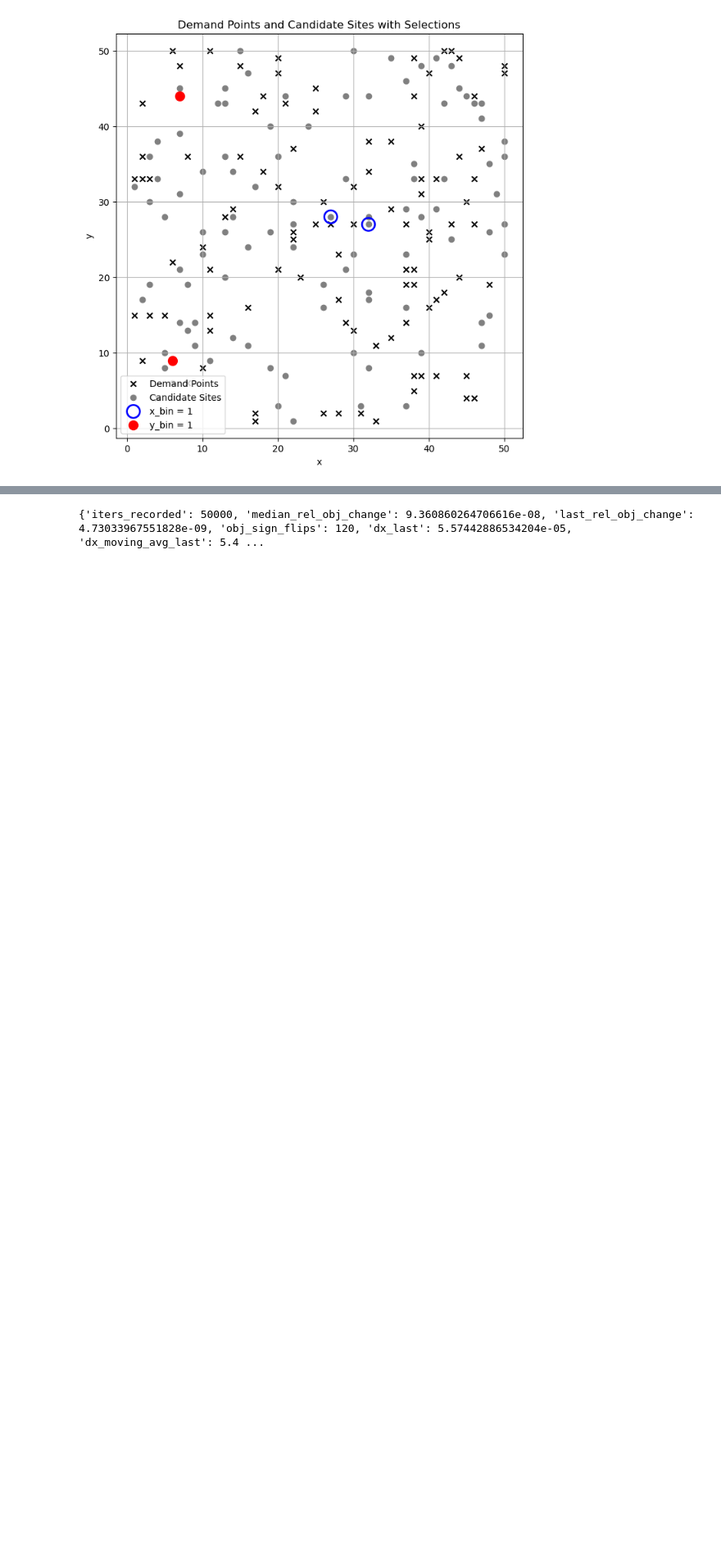
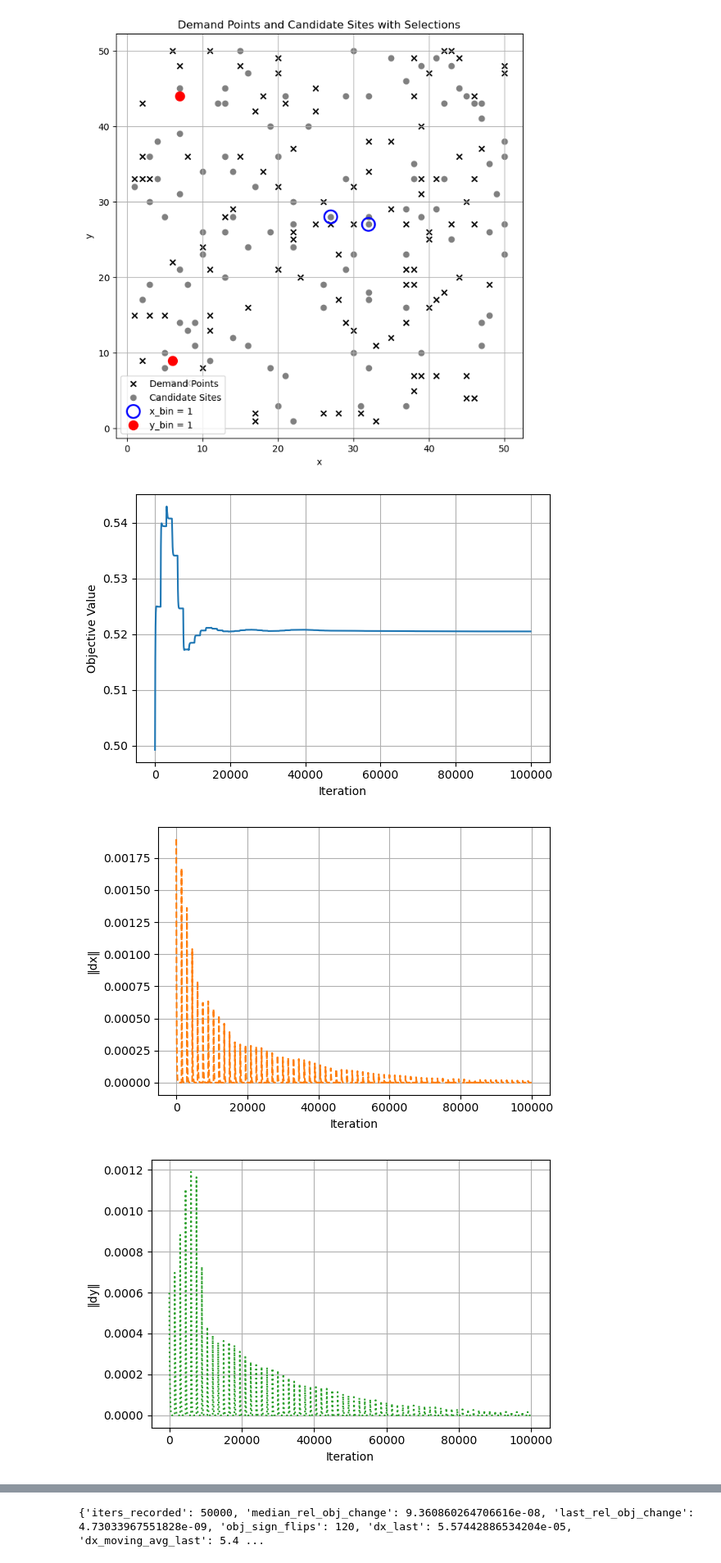
Before and after one commit to datty00725/allocate-probrem, a Jupyter notebook: mutaion_gda/execute.ipynb, the cells around one changed output, grey strips where cells are left out. Shown at 82% size. Saved outputs shown, nothing was run; the diff lists cells and outputs as text; code cells hidden in the pictures; blank space fills up the shorter version.

```diff
--- a/mutaion_gda/execute.ipynb
+++ b/mutaion_gda/execute.ipynb
@@ -90,3 +90,16 @@ plot_facility_selection(candidate_sites, demand_points, x_proj, y_proj)
 [figure]
 # %%
 %run ./func_v3.ipynb
+# %%
+plot_each_history_component_separately(
+                                        history_mutation,
+                                        logy=True,
+                                        fix_seed=False,
+                                        save=True,
+                                        save_prefix="lgda_exp1",  # lgda_exp1_objective.png などが出力される
+                                        save_ext="png",
+)
+# %% [output]
+[figure, added]
+[figure, added]
+[figure, added]
```
Also changed, not shown: parts of 4 cells of this notebook, 10 other files.
